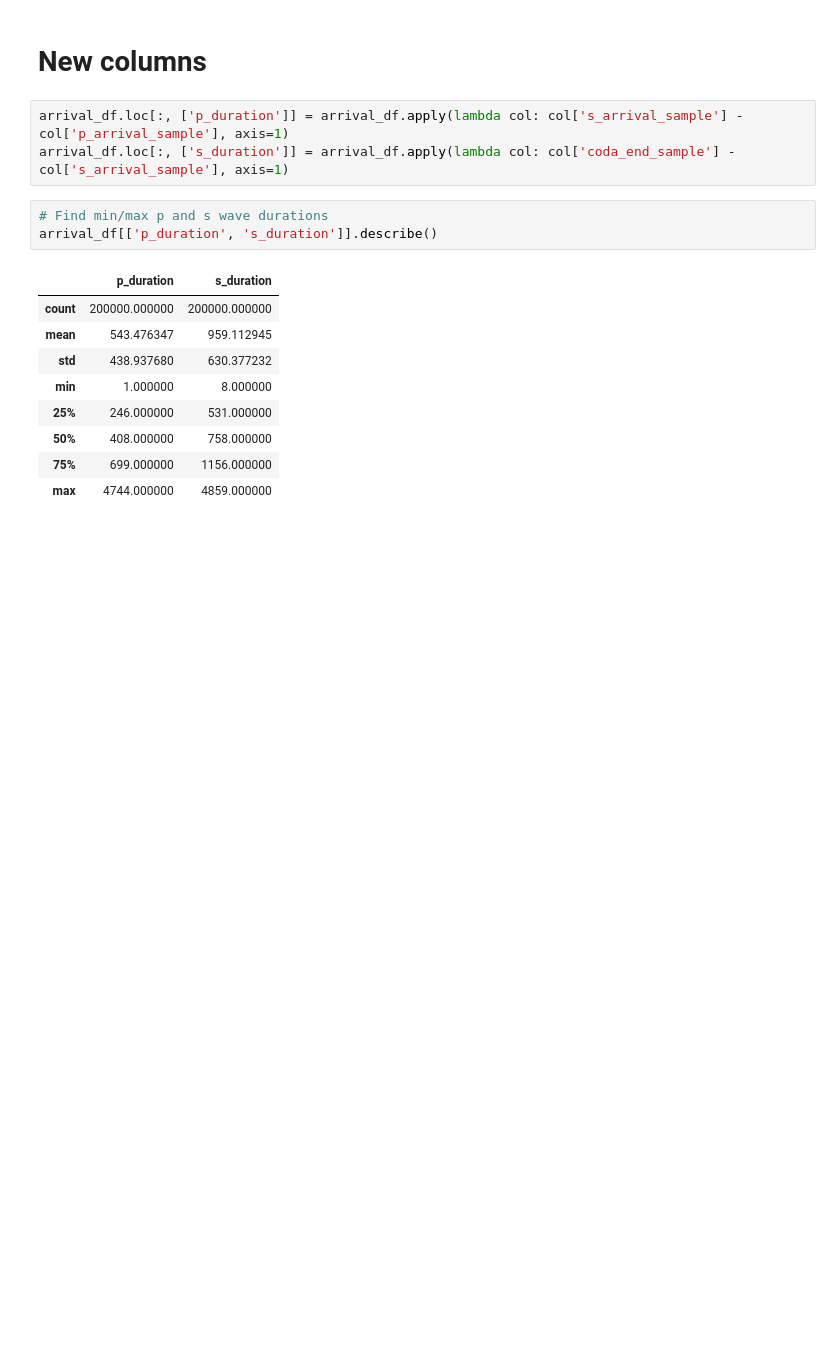
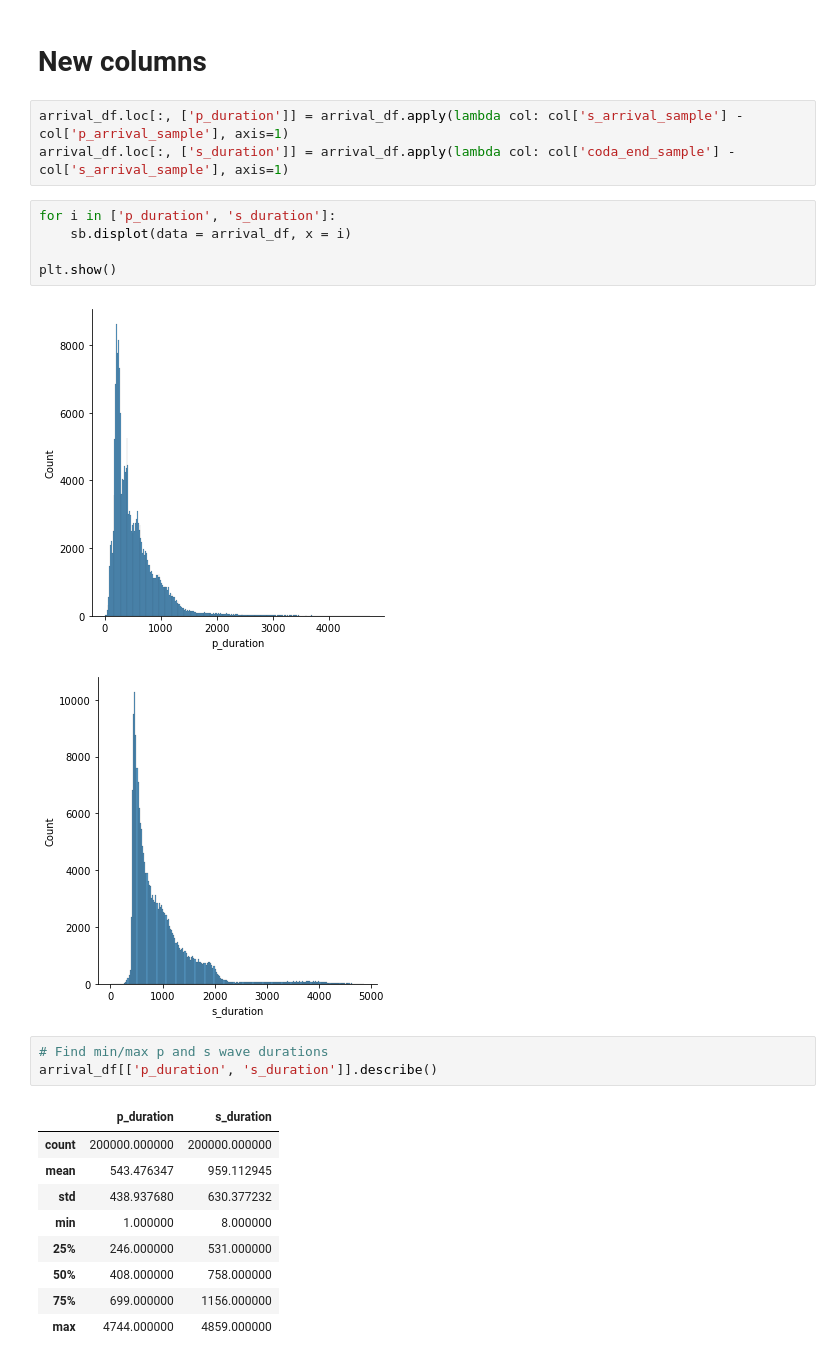
Before and after one commit to Teo-KJ/Earthquake-Waves-Classifier, a Jupyter notebook: src/1-create-spectrogram/wave_window_eda.ipynb, the cells around one changed output. Drawn from its saved outputs; the diff is of its cells as text; blank space fills up the shorter version.

```diff
--- a/src/1-create-spectrogram/wave_window_eda.ipynb
+++ b/src/1-create-spectrogram/wave_window_eda.ipynb
@@ -66,6 +67,14 @@ arrival_df.loc[:, ['same_status?']] = arrival_df[['p_status', 's_status']].apply
 # %%
 arrival_df.loc[:, ['p_duration']] = arrival_df.apply(lambda col: col['s_arrival_sample'] - col['p_arrival_sample'], axis=1)
 arrival_df.loc[:, ['s_duration']] = arrival_df.apply(lambda col: col['coda_end_sample'] - col['s_arrival_sample'], axis=1)
+# %%
+for i in ['p_duration', 's_duration']:
+    sb.displot(data = arrival_df, x = i)
+
+plt.show()
+# %% [output]
+[figure, added]
+[figure, added]
 # %%
 # Find min/max p and s wave durations
 arrival_df[['p_duration', 's_duration']].describe()
```
Also changed, not shown: parts of 8 cells of this notebook, 1 other file.
